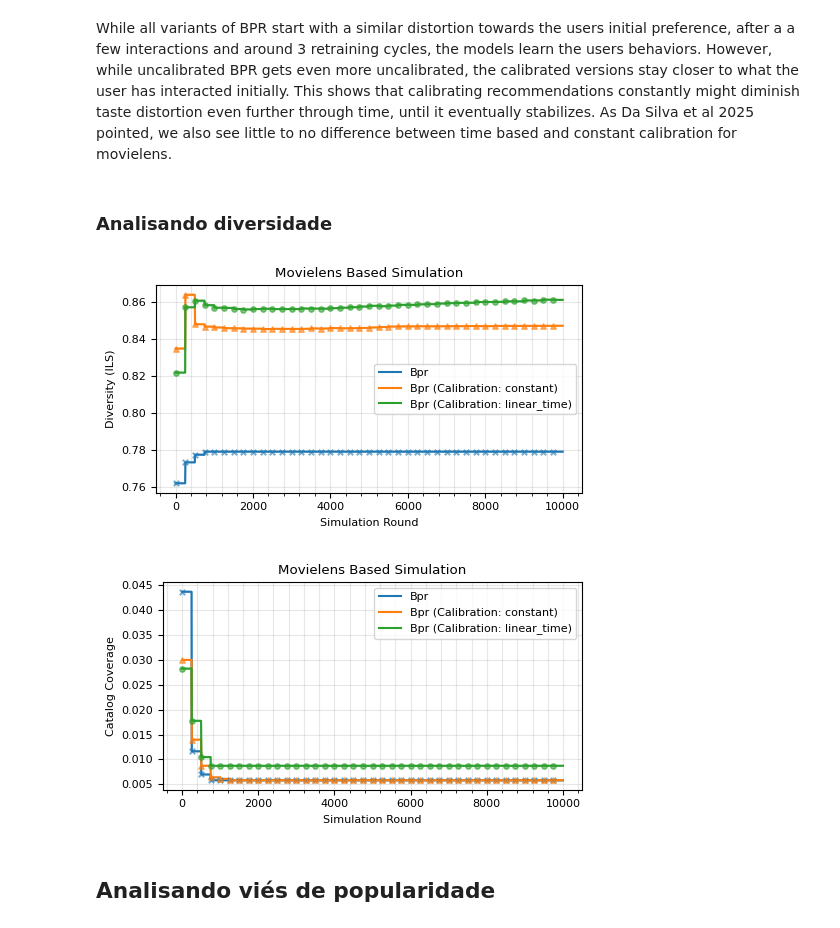
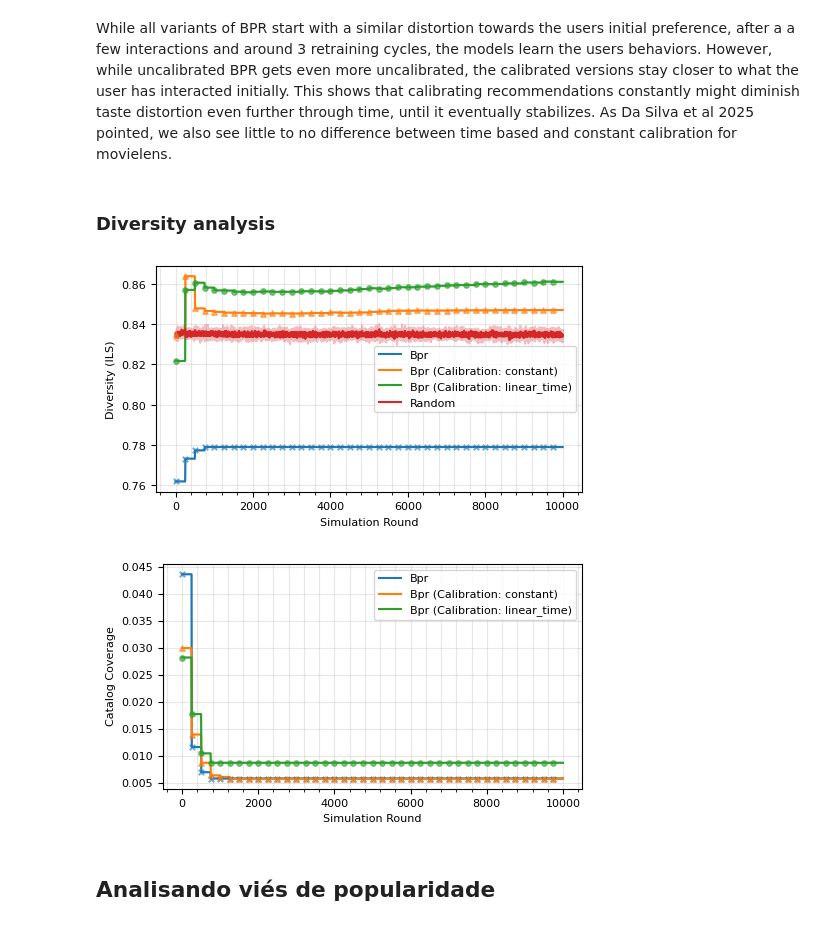
Before and after one commit to caiotda/dynamicTasteDistortion, a Jupyter notebook: movielens_experiments_large.ipynb, the cells around one changed output. Saved outputs shown, nothing was run; the diff lists cells and outputs as text; code cells hidden in the pictures.

```diff
--- a/movielens_experiments_large.ipynb
+++ b/movielens_experiments_large.ipynb
@@ -44,15 +27,15 @@ plot_metric_comparison([bpr_debiased, bpr_unbiased_calibrated_steck, bpr_unbiase
 # %% [markdown]
 While all variants of BPR start with a similar distortion towards the users initial preference, after a a few interactions and around 3 retraining cycles, the models learn the users behaviors. However, while uncalibrated BPR gets even more uncalibrated, the calibrated versions stay closer to what the user has interacted initially. This shows that calibrating recommendations constantly might diminish taste distortion even further through time, until it eventually stabilizes. As Da Silva et al 2025 pointed, we also see little to no difference between time based and constant calibration for movielens.
 # %% [markdown]
-### Analisando diversidade
+### Diversity analysis
 # %%
-plot_metric_comparison([bpr_debiased, bpr_unbiased_calibrated_steck, bpr_unbiased_calibrated_time], metric_name="div", title="Movielens Based Simulation", graph="line", plot_retrain_points=True,  window_size=5)
+plot_metric_comparison([bpr_debiased, bpr_unbiased_calibrated_steck, bpr_unbiased_calibrated_time, random_rec], metric_name="div", title="", graph="line", plot_retrain_points=True,  window_size=5)
 # %% [output]
-[figure, old version]
+[figure, new version]
 # %%
-plot_metric_comparison([bpr_debiased, bpr_unbiased_calibrated_steck, bpr_unbiased_calibrated_time], metric_name="coverage", title="Movielens Based Simulation", graph="line", plot_retrain_points=True,  window_size=5)
+plot_metric_comparison([bpr_debiased, bpr_unbiased_calibrated_steck, bpr_unbiased_calibrated_time], metric_name="coverage", title="", graph="line", plot_retrain_points=True,  window_size=5)
 # %% [output]
-[figure, old version]
+[figure, new version]
 # %% [markdown]
 ## Analisando viés de popularidade
 # %%
```
Also changed, not shown: parts of 8 cells of this notebook, 34 other files.
